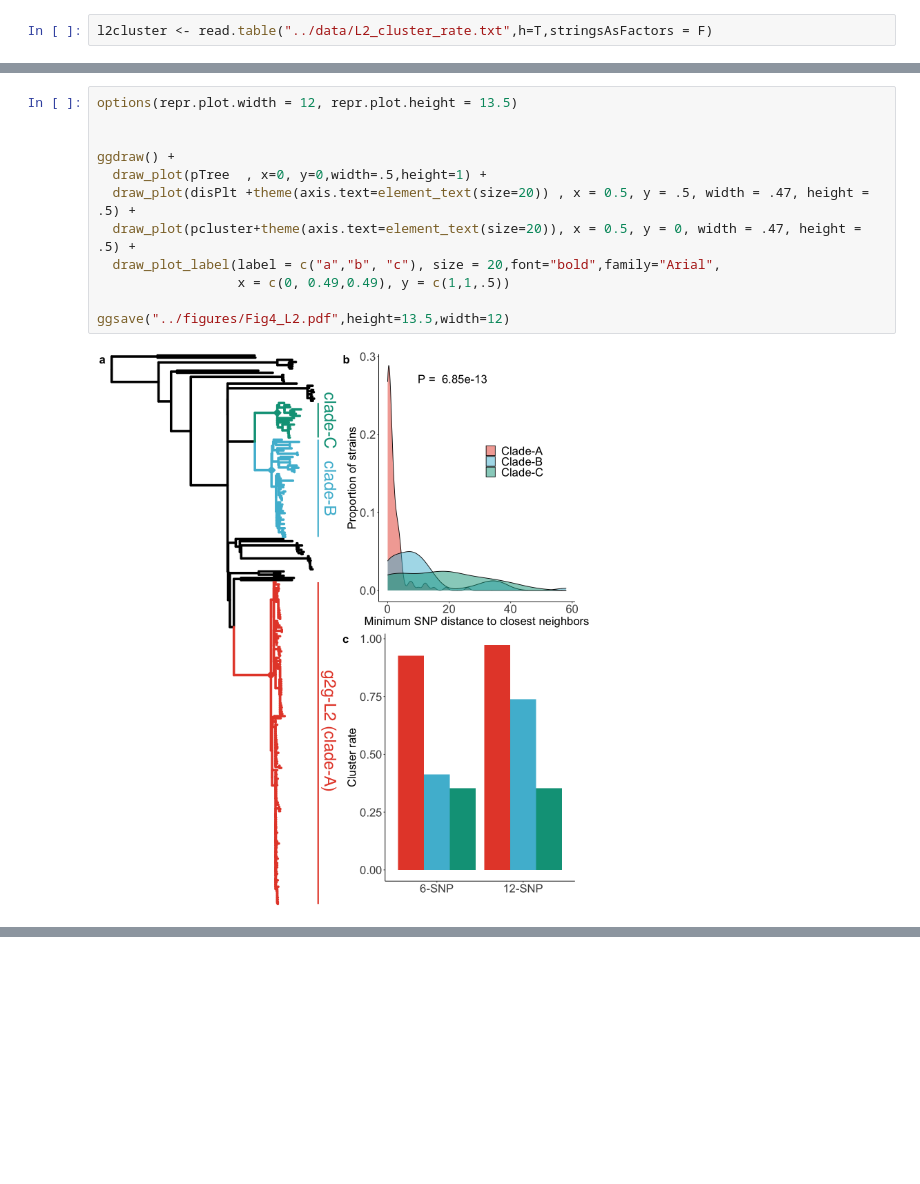
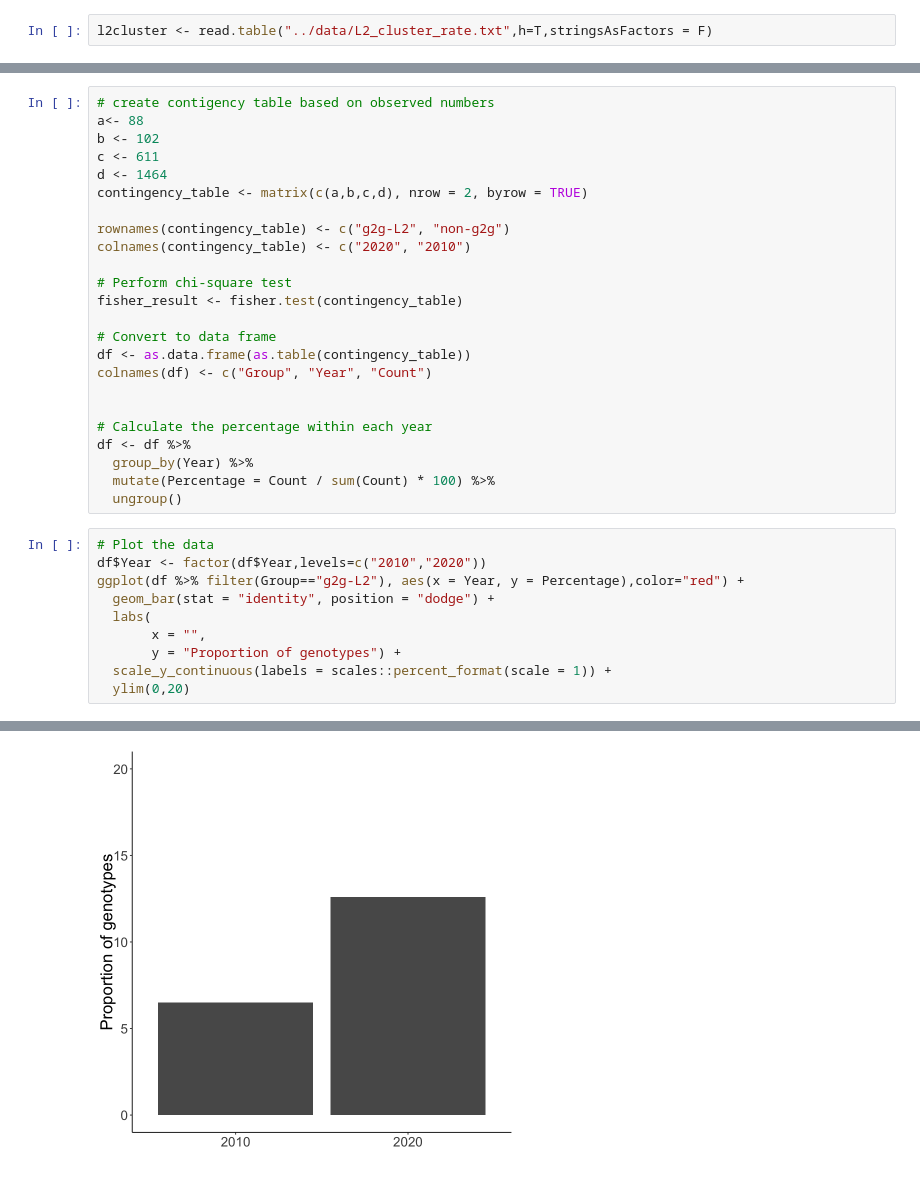
Before and after one commit to yang-luo-lab/TB-g2g, a Jupyter notebook: scripts/TBg2g_Fig5.ipynb, the cells around one changed output, grey strips where cells are left out. Cells and saved outputs as stored; diff of their text form; blank space fills up the shorter version.

```diff
--- a/scripts/TBg2g_Fig5.ipynb
+++ b/scripts/TBg2g_Fig5.ipynb
@@ -157,14 +151,35 @@ ggdraw() +
-# %%
-options(repr.plot.width = 12, repr.plot.height = 13.5)
-
-
-ggdraw() +
-  draw_plot(pTree  , x=0, y=0,width=.5,height=1) +
-  draw_plot(disPlt +theme(axis.text=element_text(size=20)) , x = 0.5, y = .5, width = .47, height = .5) +
-  draw_plot(pcluster+theme(axis.text=element_text(size=20)), x = 0.5, y = 0, width = .47, height = .5) +
-  draw_plot_label(label = c("a","b", "c"), size = 20,font="bold",family="Arial",
-                  x = c(0, 0.49,0.49), y = c(1,1,.5))
-
-ggsave("../figures/Fig4_L2.pdf",height=13.5,width=12)
-# %% [output]
-[figure, removed]
+# %%
+# create contigency table based on observed numbers
+a<- 88
+b <- 102
+c <- 611
+d <- 1464
+contingency_table <- matrix(c(a,b,c,d), nrow = 2, byrow = TRUE)
+
+rownames(contingency_table) <- c("g2g-L2", "non-g2g")
+colnames(contingency_table) <- c("2020", "2010")
+
+# Perform chi-square test
+fisher_result <- fisher.test(contingency_table)
+
+# Convert to data frame
+df <- as.data.frame(as.table(contingency_table))
+colnames(df) <- c("Group", "Year", "Count")
+
+
+# Calculate the percentage within each year
+df <- df %>%
+  group_by(Year) %>%
+  mutate(Percentage = Count / sum(Count) * 100) %>%
+  ungroup()
+# %%
+# Plot the data
+df$Year <- factor(df$Year,levels=c("2010","2020"))
+ggplot(df %>% filter(Group=="g2g-L2"), aes(x = Year, y = Percentage),color="red") +
+  geom_bar(stat = "identity", position = "dodge") +
+  labs(
+       x = "",
+       y = "Proportion of genotypes") +
+  scale_y_continuous(labels = scales::percent_format(scale = 1)) +
+  ylim(0,20)
+# %% [output]
@@ -170,0 +203 @@ ggsave("../figures/Fig4_L2.pdf",height=13.5,width=12)
+[figure, added]
```
Also changed, not shown: parts of 10 cells of this notebook, 7 other files.
